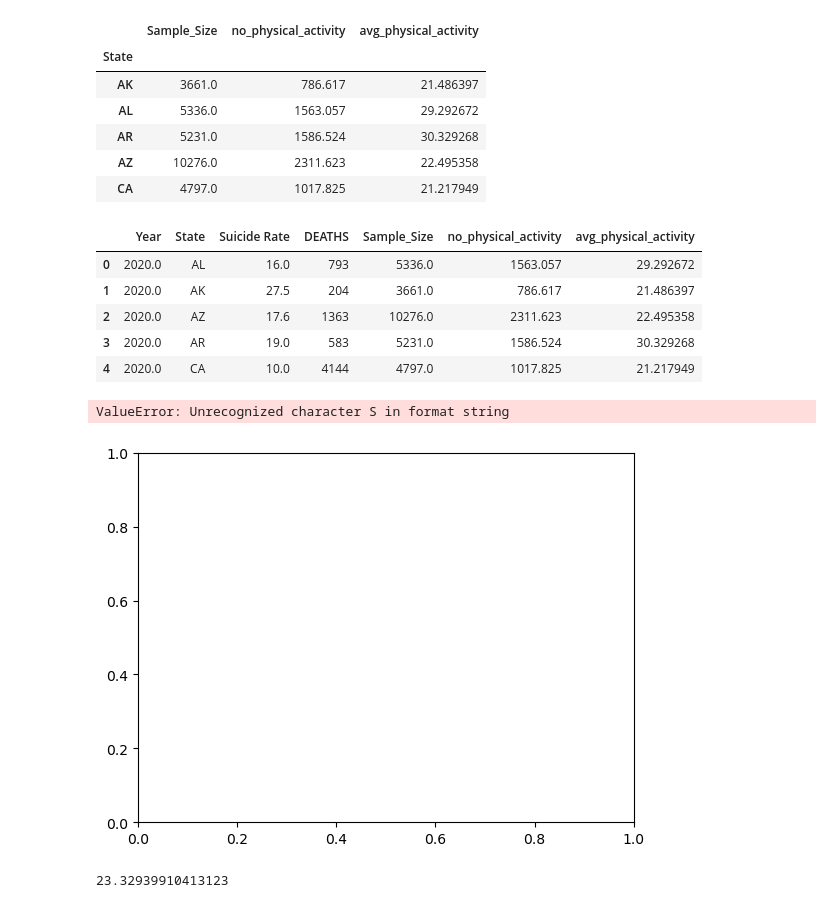
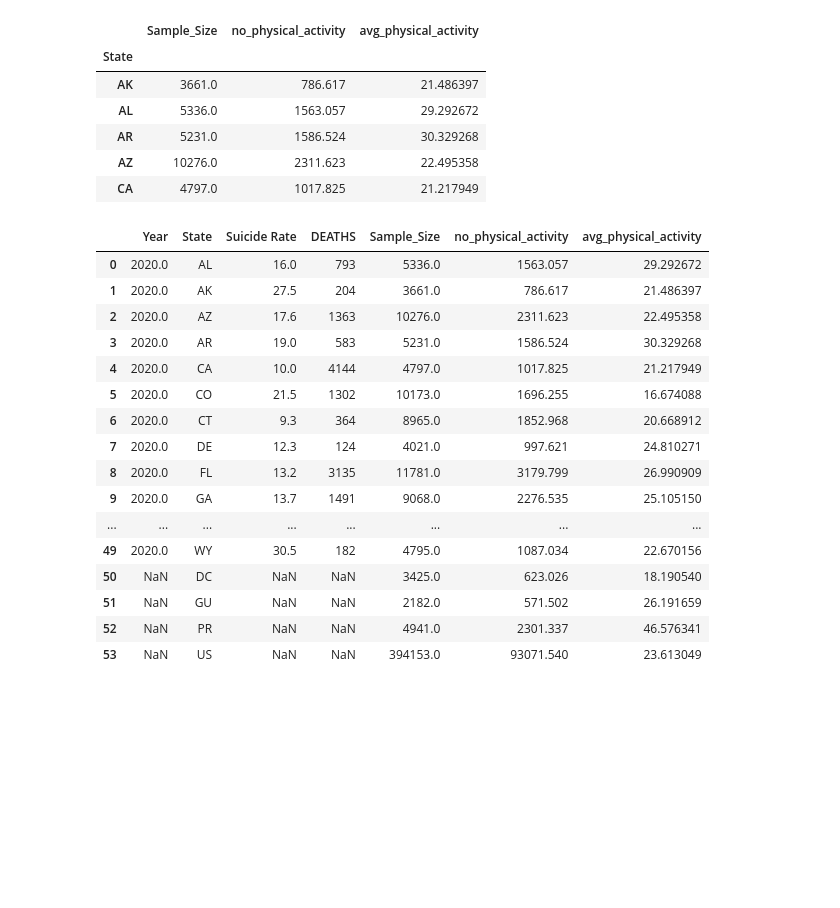
Before and after one commit to soobin83/Project1-Group2, a Jupyter notebook: project/Suicide/Soo.ipynb, the cells around one changed output. Drawn from its saved outputs; the diff is of its cells as text; code cells hidden in the pictures; blank space fills up the shorter version.

```diff
--- a/project/Suicide/Soo.ipynb
+++ b/project/Suicide/Soo.ipynb
@@ -77,8 +85,8 @@ Value_by_gender.head()
 | 3 | 24.2 | 79.0 | NaN | AL |
 | 4 | 34.7 | 1528.0 | NaN | AL |
 # %%
-Value_by_gender = Value_by_gender.dropna().set_index("State")
-Value_by_gender
+Value_by_gender_2020 = Value_by_gender_2020.dropna().set_index("State")
+Value_by_gender_2020
 # %% [output]
 |  | Data_Value | Sample_Size | Gender |
 | State |  |  |  |
@@ -95,8 +103,8 @@ Value_by_gender
 | DC | 21.0 | 1873.0 | Female |
 108 rows × 3 columns
 # %%
-Value_by_gender["no_physical_activity"] = Value_by_gender["Data_Value"] * Value_by_gender["Sample_Size"] / 100
-Value_by_gender.head()
+Value_by_gender_2020["no_physical_activity"] = Value_by_gender_2020["Data_Value"] * Value_by_gender_2020["Sample_Size"] / 100
+Value_by_gender_2020.head()
 # %% [output]
 |  | Data_Value | Sample_Size | Gender | no_physical_activity |
 | State |  |  |  |  |
@@ -106,8 +114,8 @@ Value_by_gender.head()
 | AK | 18.2 | 1810.0 | Male | 329.420 |
 | AZ | 20.4 | 4755.0 | Male | 970.020 |
 # %%
-total_people = Value_by_gender.groupby("State")["Sample_Size","no_physical_activity"].sum()
-total_people.head()
+total_people_2020 = Value_by_gender_2020.groupby("State")["Sample_Size","no_physical_activity"].sum()
+total_people_2020.head()
 # %% [output]
 |  | Sample_Size | no_physical_activity |
 | State |  |  |
@@ -117,11 +125,11 @@ total_people.head()
 | AZ | 10276.0 | 2311.623 |
 | CA | 4797.0 | 1017.825 |
 # %%
-avg_physical_activity = total_people["no_physical_activity"] / total_people["Sample_Size"] * 100
+avg_no_physical_activity_2020 = total_people_2020["no_physical_activity"] / total_people_2020["Sample_Size"] * 100
 
-total_people["avg_physical_activity"] = avg_physical_activity
+total_people_2020["avg_physical_activity"] = avg_no_physical_activity_2020
 
-total_people.head()
+total_people_2020.head()
 # %% [output]
 |  | Sample_Size | no_physical_activity | avg_physical_activity |
 | State |  |  |  |
@@ -133,14 +141,25 @@ total_people.head()
 # %%
 suicide_2020 = suicide.loc[suicide['Year'] == 2020]
 suicide_2020
-merged_suicide_activity_2020_df = pd.merge(suicide_2020, total_people, on=["State"], how="outer")
+merged_suicide_activity_2020_df = pd.merge(suicide_2020, total_people_2020, on=["State"], how="outer")
 #merged_suicide_activity_2020_df["Year"] =merged_suicide_activity_2020_df["Year"].map("{:,}".format)
 
-merged_suicide_activity_2020_df.head()
+merged_suicide_activity_2020_df
 # %% [output]
 |  | Year | State | Suicide Rate | DEATHS | Sample_Size | no_physical_activity | avg_physical_activity |
 | 0 | 2020.0 | AL | 16.0 | 793 | 5336.0 | 1563.057 | 29.292672 |
 | 1 | 2020.0 | AK | 27.5 | 204 | 3661.0 | 786.617 | 21.486397 |
 | 2 | 2020.0 | AZ | 17.6 | 1363 | 10276.0 | 2311.623 | 22.495358 |
 | 3 | 2020.0 | AR | 19.0 | 583 | 5231.0 | 1586.524 | 30.329268 |
 | 4 | 2020.0 | CA | 10.0 | 4144 | 4797.0 | 1017.825 | 21.217949 |
+| 5 | 2020.0 | CO | 21.5 | 1302 | 10173.0 | 1696.255 | 16.674088 |
+| 6 | 2020.0 | CT | 9.3 | 364 | 8965.0 | 1852.968 | 20.668912 |
+| 7 | 2020.0 | DE | 12.3 | 124 | 4021.0 | 997.621 | 24.810271 |
+| 8 | 2020.0 | FL | 13.2 | 3135 | 11781.0 | 3179.799 | 26.990909 |
+| 9 | 2020.0 | GA | 13.7 | 1491 | 9068.0 | 2276.535 | 25.105150 |
+| ... | ... | ... | ... | ... | ... | ... | ... |
+| 49 | 2020.0 | WY | 30.5 | 182 | 4795.0 | 1087.034 | 22.670156 |
+| 50 | NaN | DC | NaN | NaN | 3425.0 | 623.026 | 18.190540 |
+| 51 | NaN | GU | NaN | NaN | 2182.0 | 571.502 | 26.191659 |
+| 52 | NaN | PR | NaN | NaN | 4941.0 | 2301.337 | 46.576341 |
+| 53 | NaN | US | NaN | NaN | 394153.0 | 93071.540 | 23.613049 |
@@ -182,33 +165,0 @@ merged_suicide_activity_2020_df.head()
-# %%
-# Plot the charts and apply some styling
-suicide_rate = plt.plot("State", "Suicide Rate", color="red", label="Suicide Rate")
-no_activity_rate = plt.plot("State", float("avg_physical_activity"), color="blue", label="No Exercise Rate")
-
-# Add labels to X and Y axes :: Add title
-plt.title("Coaster Speed Over Time")
-plt.xlabel("Coaster Runtime")
-plt.ylabel("Speed (MPH)")
-
-# Set the limits for the X and Y axes
-plt.xlim(0,60)
-plt.ylim(0,60)
-
-
-# Create a legend for the chart
-plt.legend(handles=[suicide_rate, no_activity_rate], loc="best")
-
-# Add in a grid for the chart
-#plt.grid()
-
-plt.show()
-# %% [output]
-ValueError: Unrecognized character S in format string
-[figure, removed]
-# %%
-#df['Result'] = df['Column A']/df['Column B']
-avg_gender = (Value_by_gender["Data_Value"]*Value_by_gender["Sample_Size"])
-total_sample = Value_by_gender["Sample_Size"].sum()
-avg_value = avg_gender.sum()/total_sample.sum()
-avg_value
-# %% [output]
-23.32939910413123
```
Also changed, not shown: parts of 9 cells of this notebook.
